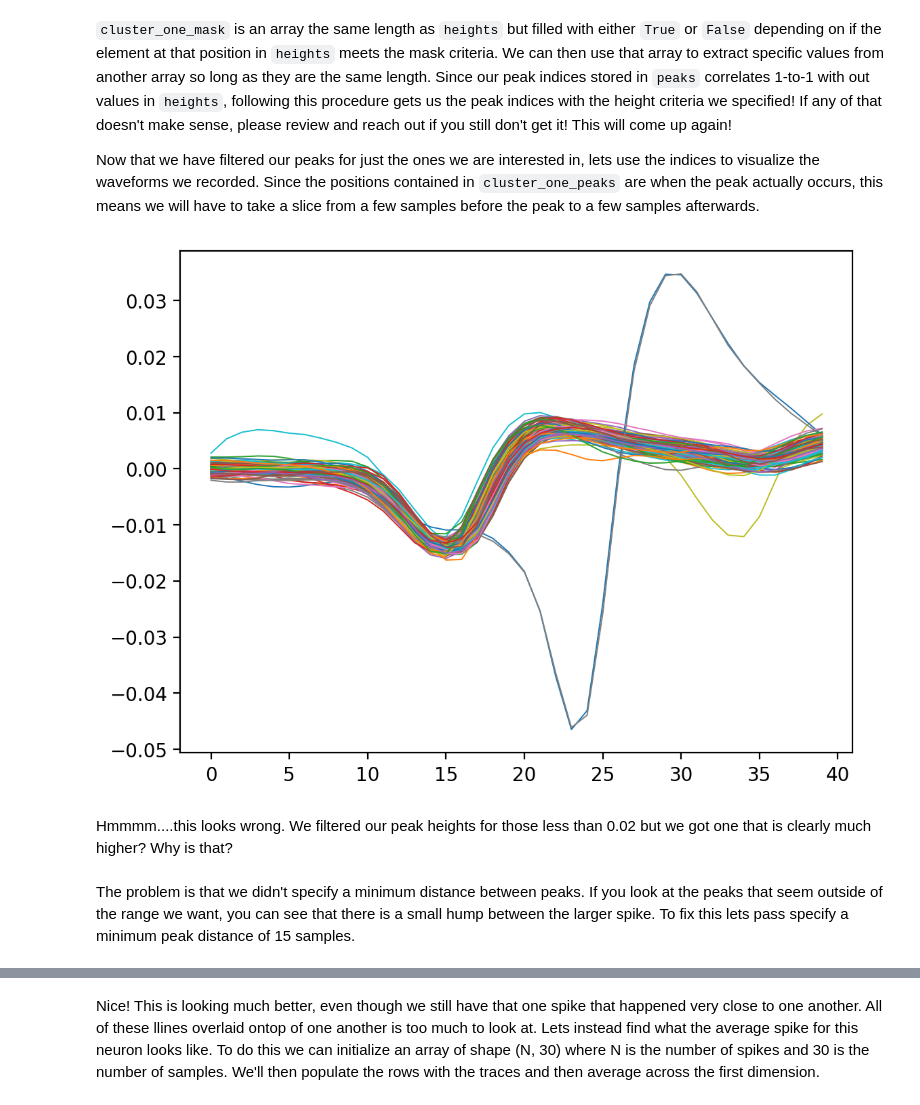
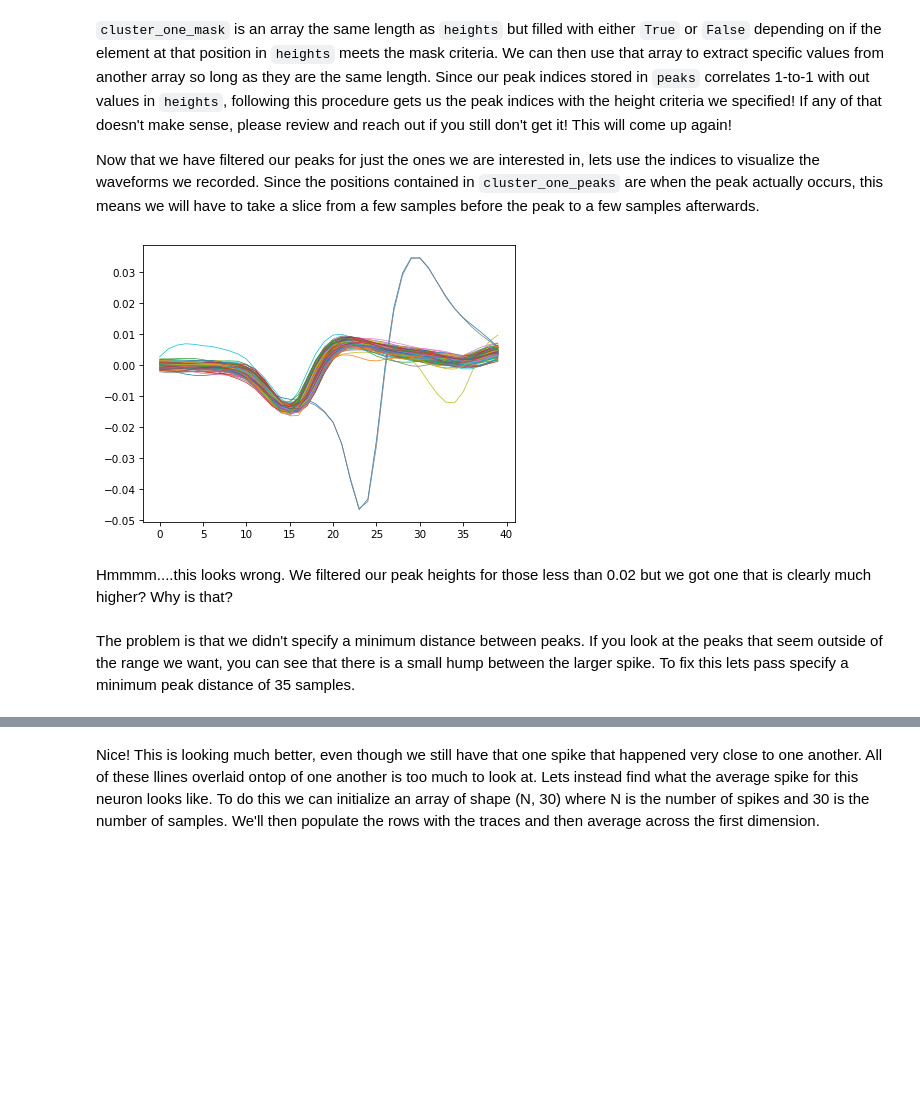
Before and after one commit to jeremyschroeter/Neuro301-Coding-Kit, a Jupyter notebook: Review-Notebooks/Python_EDA_Review.ipynb, the cells around one changed output, grey strips where cells are left out. Saved outputs shown, nothing was run; the diff lists cells and outputs as text; code cells hidden in the pictures; blank space fills up the shorter version.

```diff
--- a/Review-Notebooks/Python_EDA_Review.ipynb
+++ b/Review-Notebooks/Python_EDA_Review.ipynb
@@ -20,7 +20,7 @@ import numpy as np
 import matplotlib.pyplot as plt
 from scipy import signal
 from labchart_dataset import LabChartDataset
-plt.rcParams['figure.dpi'] = 200
+plt.rcParams['figure.dpi'] = 75
 # %%
 # We must export our data as a MATLAB file in order for LabChartDataset to work
 file_path = '/Users/jeremyschroeter/Desktop/School_Work/UW/Neuro301-Coding-Kit/Data/spontaneous.mat'
@@ -116,14 +116,14 @@ If any of that doesn't make sense, please review and reach out if you still don'
 Now that we have filtered our peaks for just the ones we are interested in, lets use the indices to visualize the waveforms we recorded. Since the positions contained in <code>cluster_one_peaks</code> are when the peak actually occurs, this means we will have to take a slice from a few samples before the peak to a few samples afterwards.
 # %%
 for spike in cluster_one_peaks:
-    plt.plot(-1 * inverted_data[spike - 15:spike + 25], lw=0.7)
+    plt.plot(block[spike - 15:spike + 25], lw=0.7)
 plt.show()
 # %% [output]
-[figure, old version]
+[figure, new version]
 # %% [markdown]
 Hmmmm....this looks wrong. We filtered our peak heights for those less than 0.02 but we got one that is clearly much higher? Why is that?
 # %% [markdown]
-The problem is that we didn't specify a minimum distance between peaks. If you look at the peaks that seem outside of the range we want, you can see that there is a small hump between the larger spike. To fix this lets pass specify a minimum peak distance of 15 samples.
+The problem is that we didn't specify a minimum distance between peaks. If you look at the peaks that seem outside of the range we want, you can see that there is a small hump between the larger spike. To fix this lets pass specify a minimum peak distance of 35 samples.
 # %%
 peaks, properties = signal.find_peaks(inverted_data, height=(None, None), width=(None, None), distance=35)
 heights, widths = properties['peak_heights'], properties['widths']
```
Also changed, not shown: parts of 8 cells of this notebook, 11 other files.
